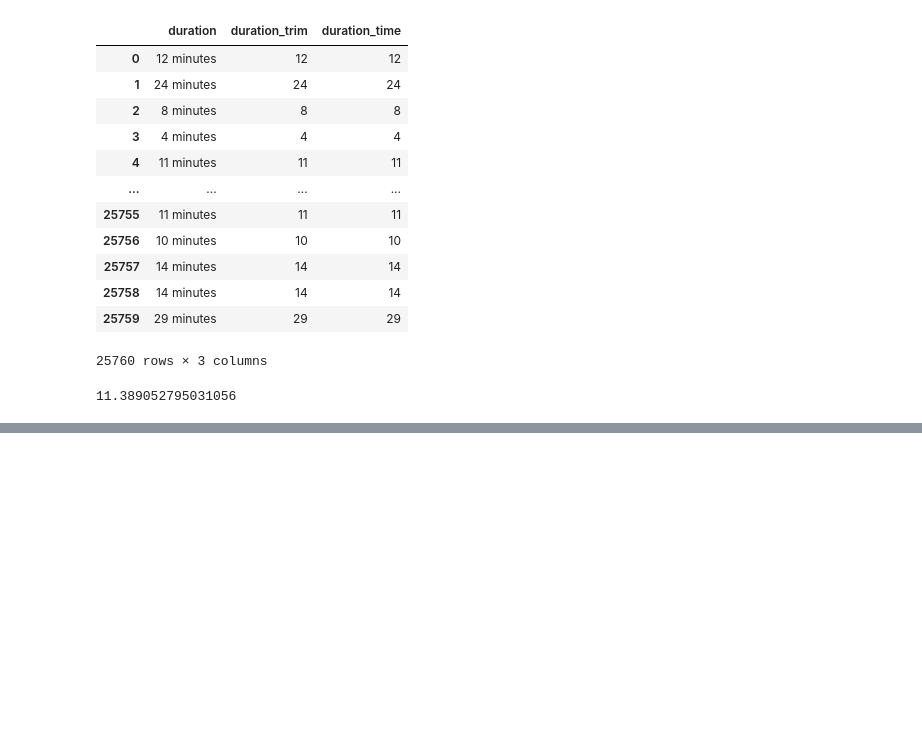
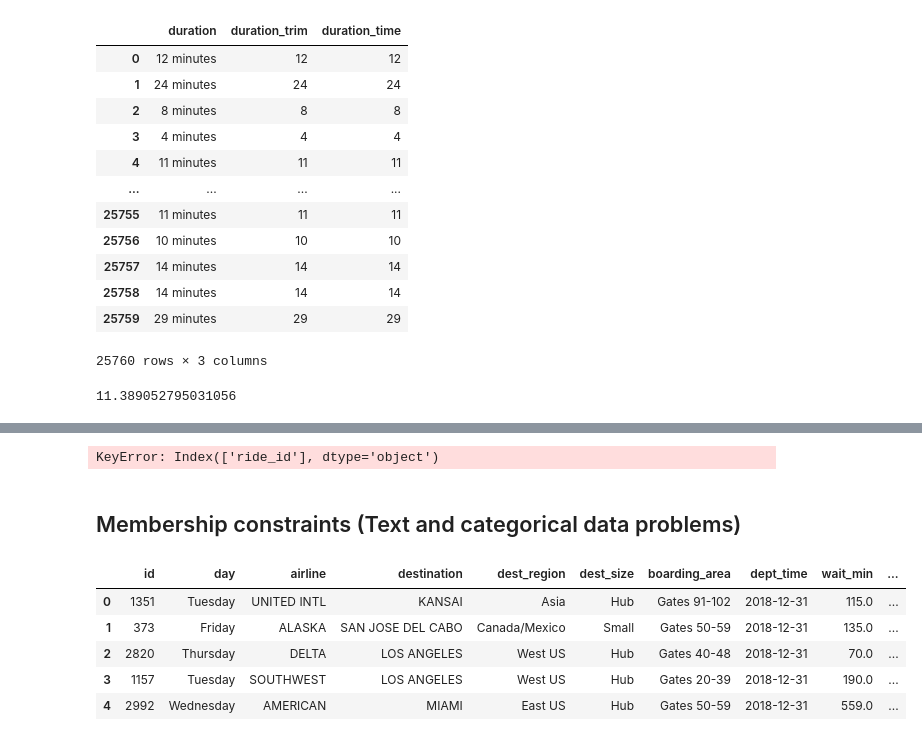
Before and after one commit to AnshuBantra/Python, a Jupyter notebook: Data_Engineering/Associate Data Engineer _ DataCamp/06 - Cleaning Data in Python/clean_data.ipynb, the cells around one changed output, grey strips where cells are left out. Drawn from its saved outputs; the diff is of its cells as text; code cells hidden in the pictures; blank space fills up the shorter version.

```diff
--- a/Data_Engineering/Associate Data Engineer _ DataCamp/06 - Cleaning Data in Python/clean_data.ipynb
+++ b/Data_Engineering/Associate Data Engineer _ DataCamp/06 - Cleaning Data in Python/clean_data.ipynb
@@ -106,0 +177,23 @@ print(ride_sharing['duration_time'].mean())
+# %%
+# Find duplicates
+duplicates = ride_sharing.duplicated(subset=['ride_id'], keep=False)
+
+# Sort your duplicated rides
+duplicated_rides = ride_sharing[duplicates].sort_values(by='ride_id')
+
+# Print relevant columns of duplicated_rides
+print(duplicated_rides[['ride_id','duration','user_birth_year']])
+# %% [output]
+KeyError: Index(['ride_id'], dtype='object')
+# %% [markdown]
+## Membership constraints (Text and categorical data problems)
+# %%
+airlines = pd.read_csv(r'./data/airlines_final.csv', index_col=0)
+airlines.head()
+# %% [output]
+|  | id | day | airline | destination | dest_region | dest_size | boarding_area | dept_time | wait_min | ... |
+| 0 | 1351 | Tuesday | UNITED INTL | KANSAI | Asia | Hub | Gates 91-102 | 2018-12-31 | 115.0 | ... |
+| 1 | 373 | Friday | ALASKA | SAN JOSE DEL CABO | Canada/Mexico | Small | Gates 50-59 | 2018-12-31 | 135.0 | ... |
+| 2 | 2820 | Thursday | DELTA | LOS ANGELES | West US | Hub | Gates 40-48 | 2018-12-31 | 70.0 | ... |
+| 3 | 1157 | Tuesday | SOUTHWEST | LOS ANGELES | West US | Hub | Gates 20-39 | 2018-12-31 | 190.0 | ... |
+| 4 | 2992 | Wednesday | AMERICAN | MIAMI | East US | Hub | Gates 50-59 | 2018-12-31 | 559.0 | ... |
```
Also changed, not shown: parts of 34 cells of this notebook, 6 other files.
